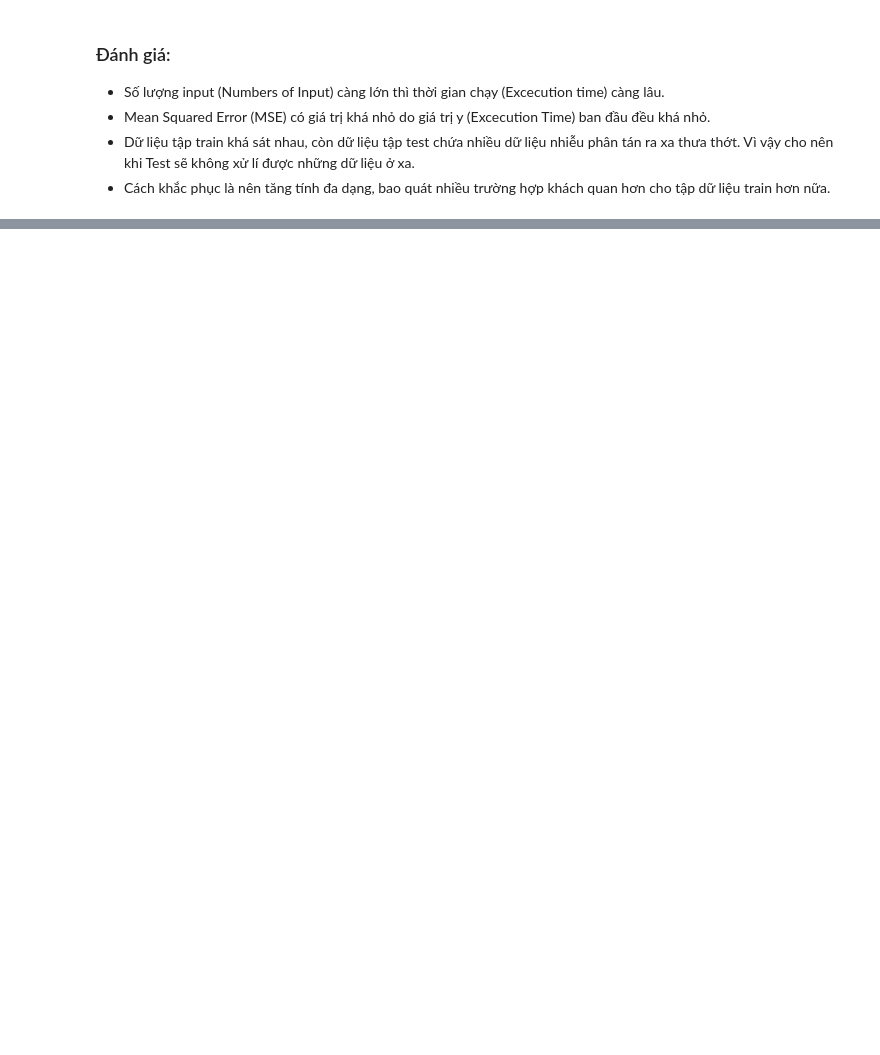
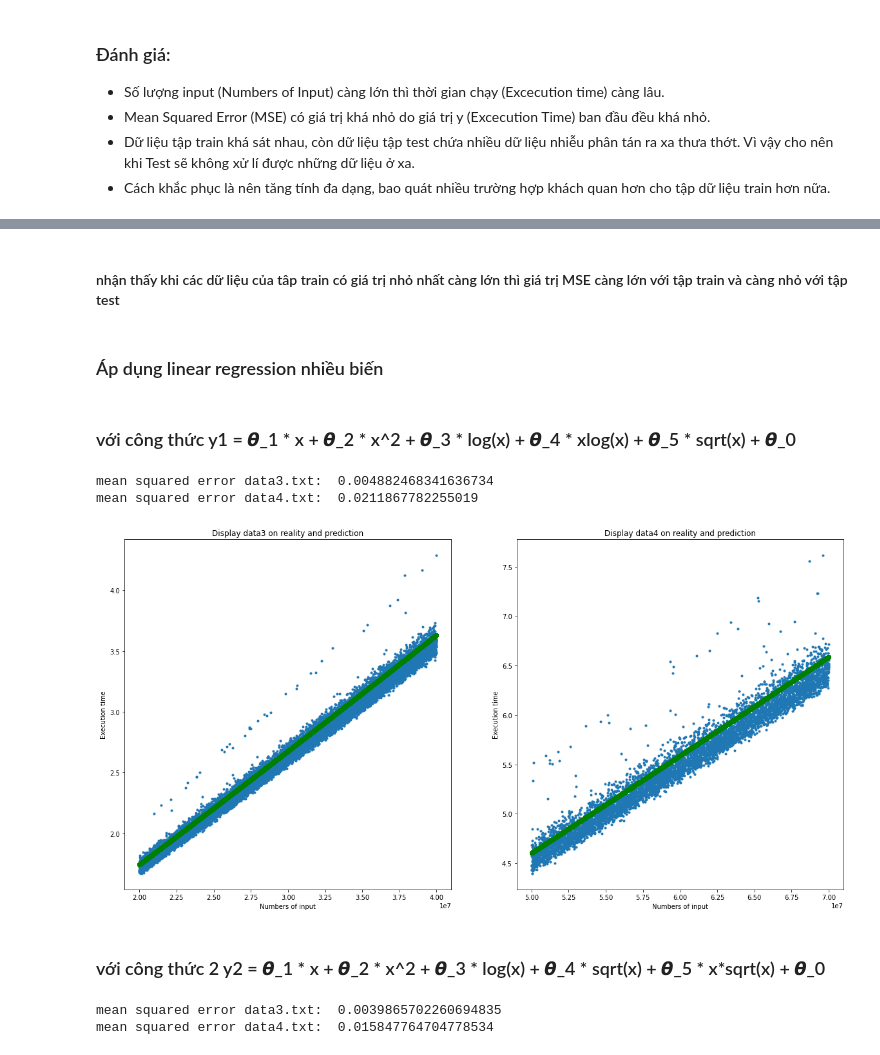
Before and after one commit to XuanTruong2408/CS114.M11, a Jupyter notebook: LinearRegression_20_11_2021.ipynb, the cells around one changed output, grey strips where cells are left out. Drawn from its saved outputs; the diff is of its cells as text; code cells hidden in the pictures; blank space fills up the shorter version.

```diff
--- a/LinearRegression_20_11_2021.ipynb
+++ b/LinearRegression_20_11_2021.ipynb
@@ -109,0 +120,2 @@ Coefficient of determination data3.txt:  0.9284132208349405
+# %%
+data_to_train = pd.read_csv("http://cs.uit.edu.vn/data2.txt", names = colnames, header = None)
@@ -109,0 +173,4 @@ Coefficient of determination data3.txt:  0.9284132208349405
+# %% [markdown]
+#### nhận thấy khi các dữ liệu của tâp train có giá trị nhỏ nhất càng lớn thì giá trị MSE càng lớn với tập train và càng nhỏ với tập test
+# %% [markdown]
+### Áp dụng linear regression nhiều biến
@@ -109,0 +179,72 @@ Coefficient of determination data3.txt:  0.9284132208349405
+# %%
+data_to_train = pd.read_csv("http://cs.uit.edu.vn/data2.txt", names = colnames, header = None)
+x_train = np.array(data_to_train['Numbers of input']).reshape(-1,1)
+y_train = np.array(data_to_train['Execution time'])
+# %% [markdown]
+### với công thức y1 = 𝞱_1 * x + 𝞱_2 * x^2 + 𝞱_3 * log(x) + 𝞱_4 * xlog(x) + 𝞱_5 * sqrt(x) + 𝞱_0
+# %%
+X_train = []
+for i in range(71115):
+    x = data_to_train['Numbers of input'][i]
+    X_train.append([x, x*x, math.log10(x), x * math.log10(x),math.sqrt(x)]) # tạo dữ liệu từ 1 cột thành nhiều cột
+X_train = np.array(X_train)
+model = LinearRegression().fit(X_train,y_train)
+X_test1 = []
+for i in range(10590):
+    x = data_test1['Numbers of input'][i]
+    X_test1.append([x, x*x, math.log10(x), x * math.log10(x),math.sqrt(x)])
+X_test = np.array(X_test1)
+X_test2 = []
+for i in range(6023):
+    x = data_test2['Numbers of input'][i]
+    X_test2.append([x, x*x, math.log10(x), x * math.log10(x),math.sqrt(x)])
+X_test2 = np.array(X_test2)
+print("mean squared error data3.txt: ",mean_squared_error(y_test1,model.predict(X_test1)))
+print("mean squared error data4.txt: ",mean_squared_error(y_test2, model.predict(X_test2)))
+# %% [output]
+mean squared error data3.txt:  0.004882468341636734
+mean squared error data4.txt:  0.0211867782255019
+# %%
+fig, (axs1, axs2) = plt.subplots(1,2, figsize = (20,10))
+axs1.plot(x_test1, y_test1, '.' )
+axs1.plot(x_test1, model.predict(X_test1), 'go' )
+
+
+axs1.set_title("Display data3 on reality and prediction")
+axs1.set(xlabel='Numbers of input', ylabel='Execution time')
+
+
+axs2.plot(x_test2, y_test2, '.' )
+axs2.plot(x_test2, model.predict(X_test2), 'go' )
+
+
+axs2.set_title("Display data4 on reality and prediction")
+axs2.set(xlabel='Numbers of input', ylabel='Execution time')
+
+plt.show()
+# %% [output]
+[figure, added]
+# %% [markdown]
+### với công thức 2 y2 = 𝞱_1 * x + 𝞱_2 * x^2 + 𝞱_3 * log(x) + 𝞱_4 * sqrt(x) + 𝞱_5 * x*sqrt(x) + 𝞱_0
+# %%
+X_train = []
+for i in range(71115):
+    x = data_to_train['Numbers of input'][i]
+    X_train.append([x, x*x, math.log10(x), math.sqrt(x), x * math.sqrt(x)])
+X_train = np.array(X_train)
+model2 = LinearRegression().fit(X_train,y_train)
+X_test1 = []
+for i in range(10590):
+    x = data_test1['Numbers of input'][i]
+    X_test1.append([x, x*x, math.log10(x), math.sqrt(x), x * math.sqrt(x)])
+X_test = np.array(X_test1)
+X_test2 = []
+for i in range(6023):
+    x = data_test2['Numbers of input'][i]
+    X_test2.append([x, x*x, math.log10(x), math.sqrt(x), x * math.sqrt(x)])
+X_test2 = np.array(X_test2)
+print("mean squared error data3.txt: ",mean_squared_error(y_test1,model2.predict(X_test1)))
+print("mean squared error data4.txt: ",mean_squared_error(y_test2, model2.predict(X_test2)))
+# %% [output]
+mean squared error data3.txt:  0.0039865702260694835
+mean squared error data4.txt:  0.015847764704778534
```
Also changed, not shown: parts of 25 cells of this notebook, 3 other files.
